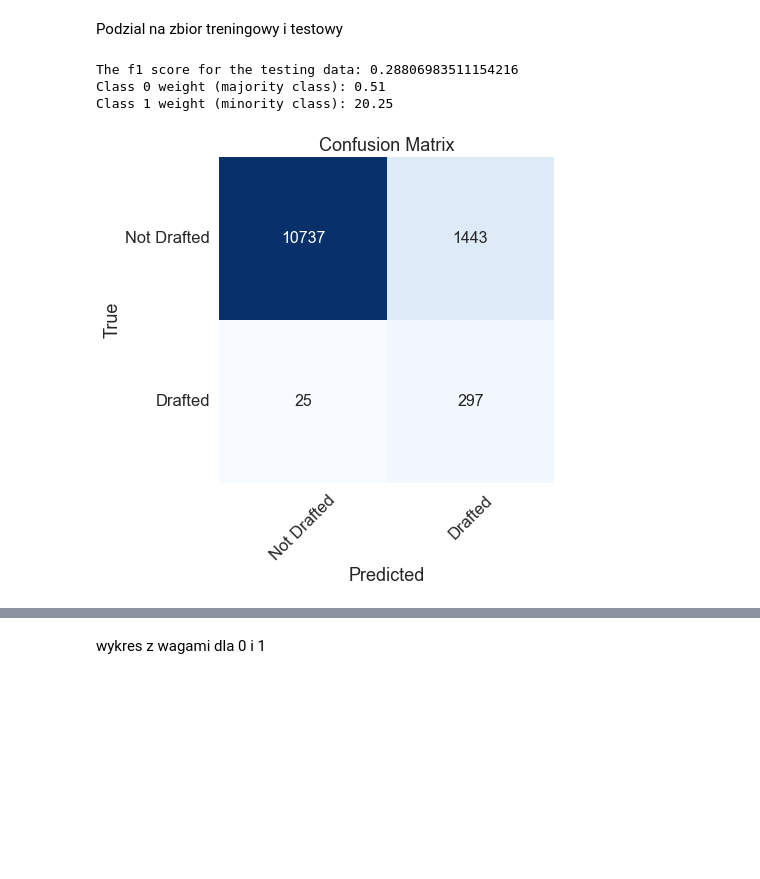
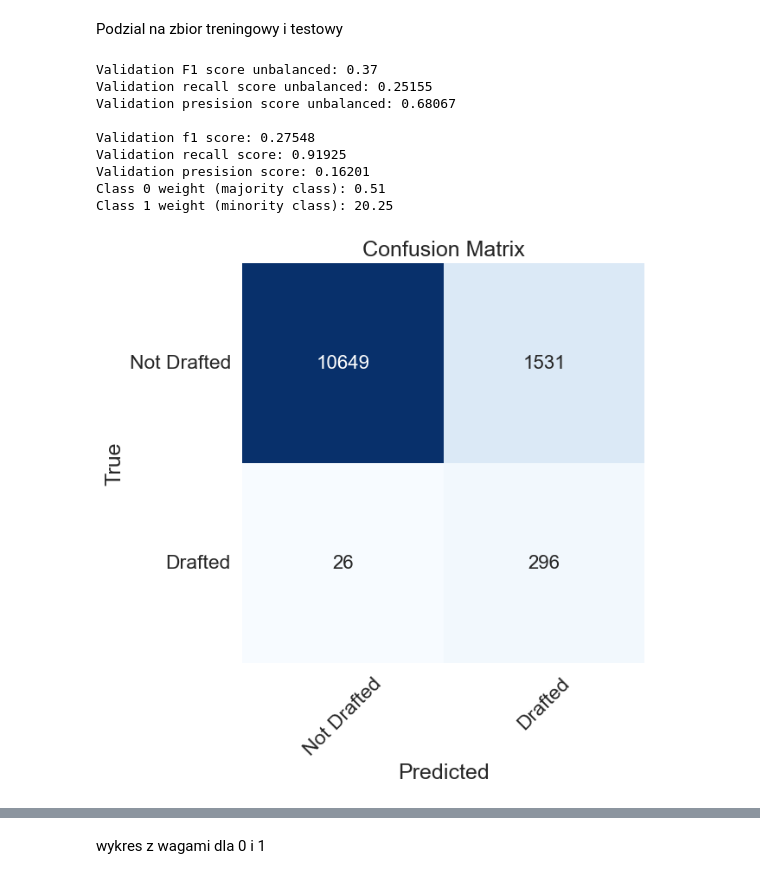
Before and after one commit to rakjuliaoczy/dr, a Jupyter notebook: Logistic_Regression_Model.ipynb, the cells around one changed output, grey strips where cells are left out. Cells and saved outputs as stored; diff of their text form; code cells hidden in the pictures; blank space fills up the shorter version.

```diff
--- a/Logistic_Regression_Model.ipynb
+++ b/Logistic_Regression_Model.ipynb
@@ -110,40 +110,49 @@ lr = LogisticRegression(solver='newton-cg')
 model = LogisticRegression(solver='newton-cg', class_weight='balanced')
 
 lr.fit(train_X, train_y)
 
 # Make predictions on validation data
 val_preds = lr.predict(val_X)
 
 # Calculate F1 score on validation data
 val_f1 = f1_score(val_y, val_preds)
 recall = recall_score(val_y, val_preds)
 precision = precision_score(val_y, val_preds)
 # Print validation F1 score
 print("Validation F1 score unbalanced: {:.2f}".format(val_f1))
 print("Validation recall score unbalanced: {:,.5f}".format(recall))
 print("Validation presision score unbalanced: {:,.5f}\n".format(precision))
 # fit the model on the training data
 model.fit(train_X, train_y)
 
 # make predictions on the validation set
-pred_test = model.predict(val_X)
+y_pred = model.predict(val_X)
 
-# calculate f1 score and plot confusion matrix
-f1_test = f1_score(val_y, pred_test)
-print('The f1 score for the testing data:', f1_test)
+f1 = f1_score(val_y, y_pred)
+recall = recall_score(val_y, y_pred)
+precision = precision_score(val_y, y_pred)
+print("Validation f1 score: {:,.5f}".format(f1))
+print("Validation recall score: {:,.5f}".format(recall))
+print("Validation presision score: {:,.5f}".format(precision))
 # Calculate class weights for minority and majority classes
 class_labels = [0, 1]  # Assuming 0 represents the majority class and 1 represents the minority class
 class_weights = compute_class_weight(class_weight='balanced', classes=class_labels, y=train_y)
 
 # Print class weights
 print(f"Class 0 weight (majority class): {class_weights[0]:.2f}")
 print(f"Class 1 weight (minority class): {class_weights[1]:.2f}")
-conf_matrix(val_y, pred_test)
+conf_matrix(val_y, y_pred)
 # %% [output]
-The f1 score for the testing data: 0.28806983511154216
+Validation F1 score unbalanced: 0.37
+Validation recall score unbalanced: 0.25155
+Validation presision score unbalanced: 0.68067
+
+Validation f1 score: 0.27548
+Validation recall score: 0.91925
+Validation presision score: 0.16201
 Class 0 weight (majority class): 0.51
 Class 1 weight (minority class): 20.25
-[figure, old version]
+[figure, new version]
 # %%
 # Test data, using 2021
 test_X_2021 = ball_data_2021[colnames]
```
Also changed, not shown: parts of 11 cells of this notebook, 1 other file.
